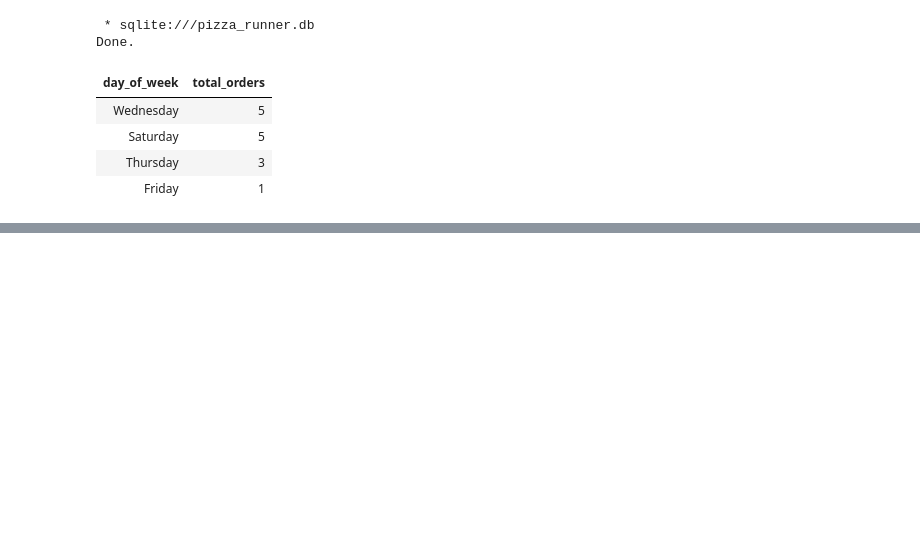
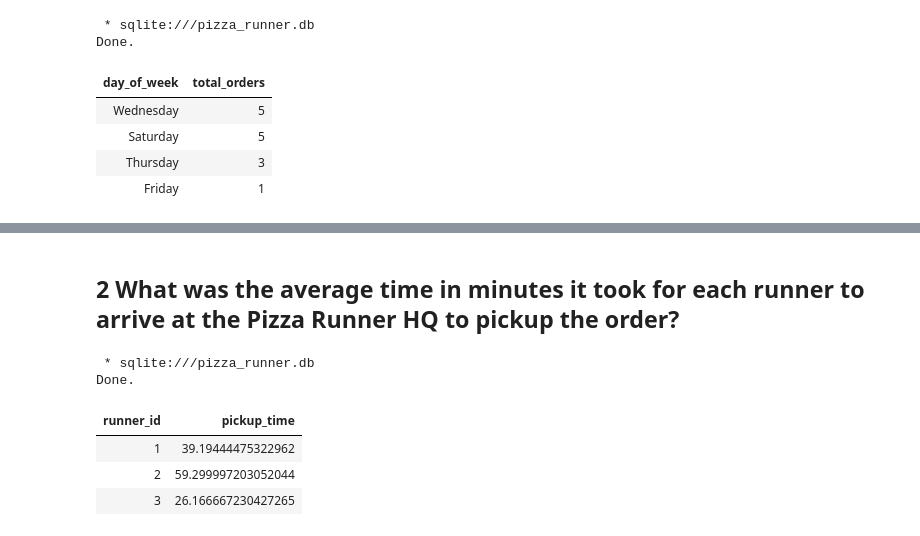
Before and after one commit to Kuziomkin/analytics_case_study, a Jupyter notebook: pizza_runner/pizza_runner_sql.ipynb, the cells around one changed output, grey strips where cells are left out. Saved outputs shown, nothing was run; the diff lists cells and outputs as text; code cells hidden in the pictures; blank space fills up the shorter version.

```diff
--- a/pizza_runner/pizza_runner_sql.ipynb
+++ b/pizza_runner/pizza_runner_sql.ipynb
@@ -608,0 +630,20 @@ Done.
+# %% [markdown]
+## 2 What was the average time in minutes it took for each runner to arrive at the Pizza Runner HQ to pickup the order?
+# %%
+%%sql
+
+SELECT DISTINCT
+    ro.runner_id
+    , AVG((STRFTIME("%J", ro.pickup_time) - STRFTIME("%J", co.order_time)) * 3600) AS pickup_time
+FROM
+    customer_orders AS co
+LEFT JOIN runner_orders AS ro ON co.order_id = ro.order_id
+GROUP BY
+    ro.runner_id
+# %% [output]
+ * sqlite:///pizza_runner.db
+Done.
+| runner_id | pickup_time |
+| 1 | 39.19444475322962 |
+| 2 | 59.299997203052044 |
+| 3 | 26.166667230427265 |
```
Also changed, not shown: parts of 6 cells of this notebook.
